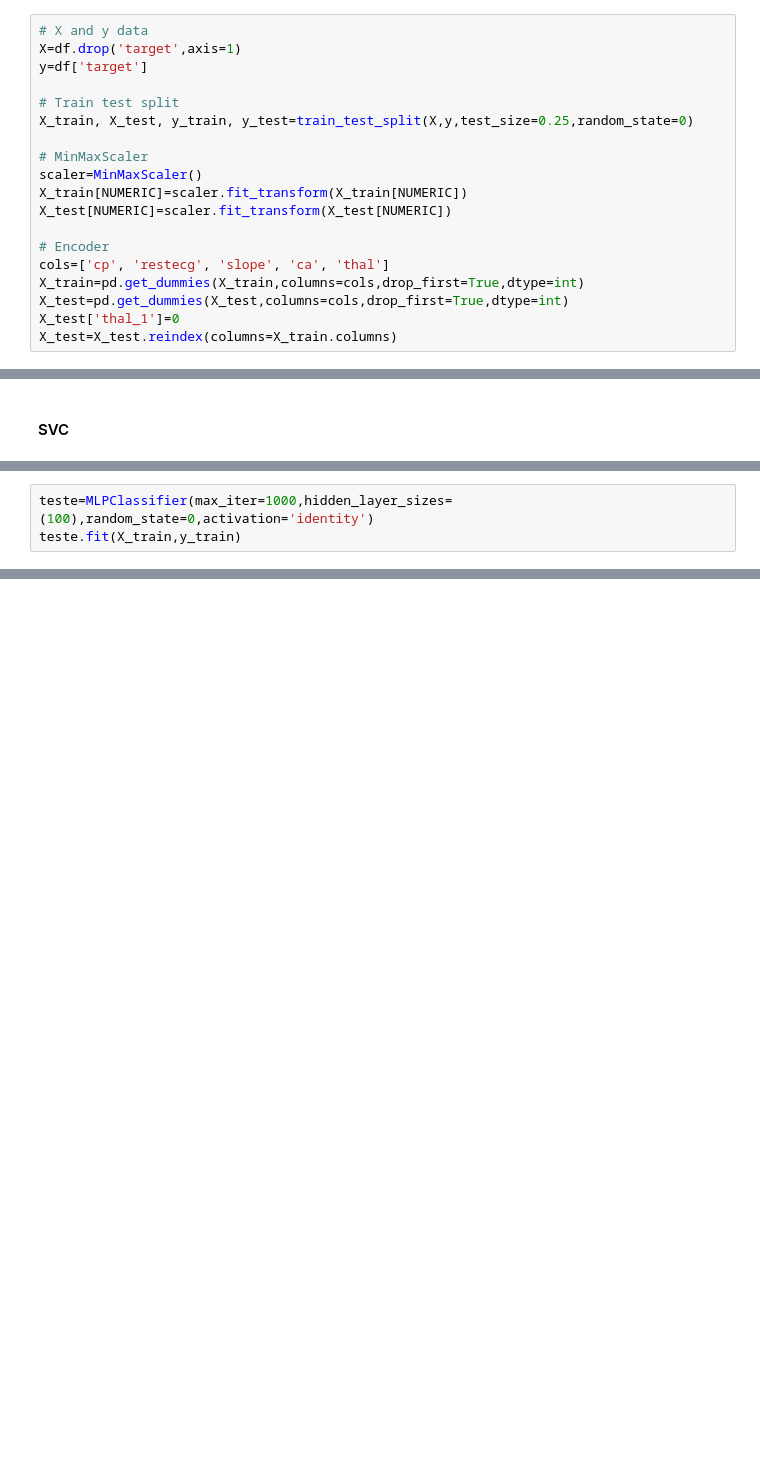
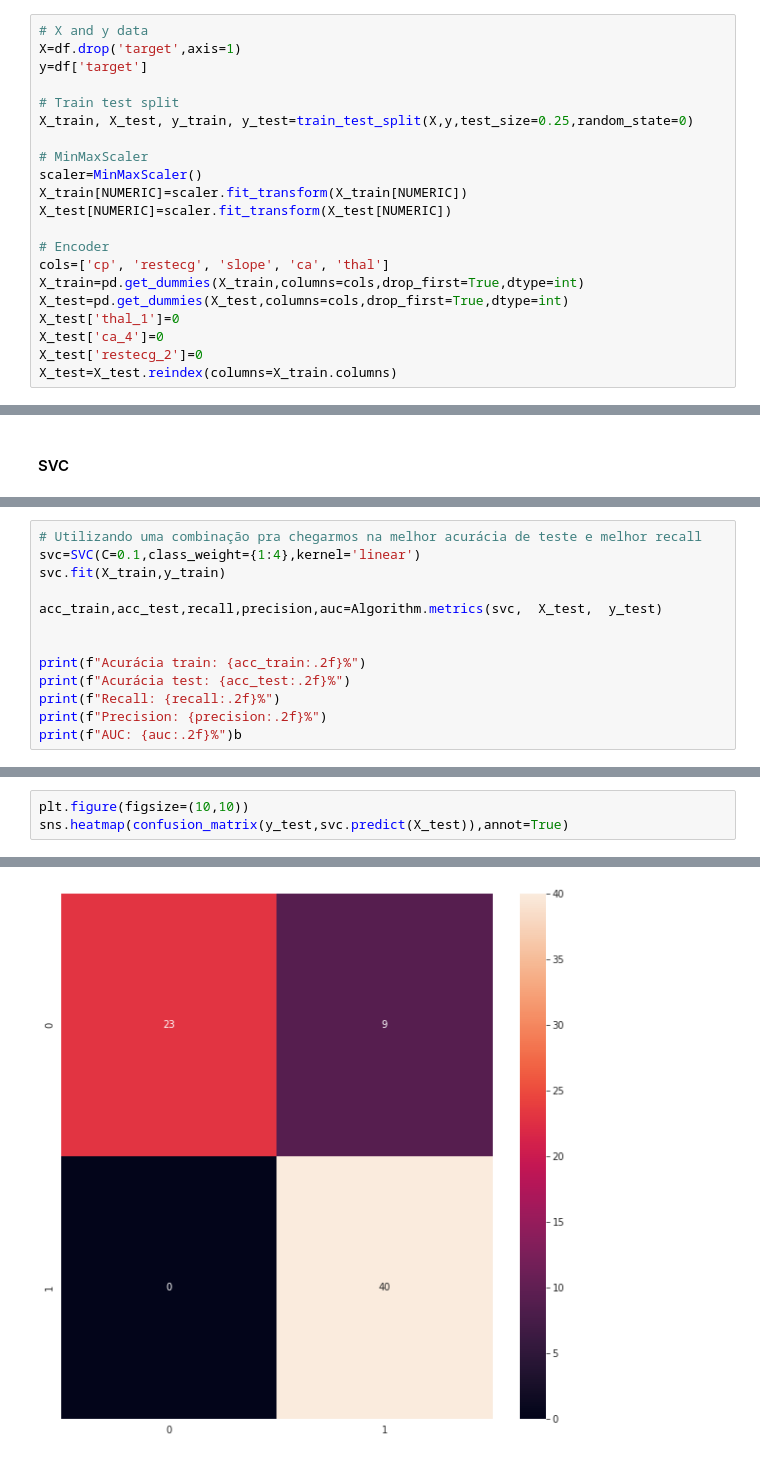
Before and after one commit to wrjpd/heart-disease, a Jupyter notebook: heart-disease.ipynb, the cells around one changed output, grey strips where cells are left out. Cells and saved outputs as stored; diff of their text form; blank space fills up the shorter version.

```diff
--- a/heart-disease.ipynb
+++ b/heart-disease.ipynb
@@ -324,4 +324,6 @@ cols=['cp', 'restecg', 'slope', 'ca', 'thal']
 X_train=pd.get_dummies(X_train,columns=cols,drop_first=True,dtype=int)
 X_test=pd.get_dummies(X_test,columns=cols,drop_first=True,dtype=int)
 X_test['thal_1']=0
+X_test['ca_4']=0
+X_test['restecg_2']=0
 X_test=X_test.reindex(columns=X_train.columns)
@@ -512,3 +495,0 @@ GRID BESTS PARAMS:
-# %%
-teste=MLPClassifier(max_iter=1000,hidden_layer_sizes=(100),random_state=0,activation='identity')
-teste.fit(X_train,y_train)
@@ -529,0 +496,13 @@ recall_score(teste.predict(X_test),y_test)
+# %%
+# Utilizando uma combinação pra chegarmos na melhor acurácia de teste e melhor recall
+svc=SVC(C=0.1,class_weight={1:4},kernel='linear')
+svc.fit(X_train,y_train)
+
+acc_train,acc_test,recall,precision,auc=Algorithm.metrics(svc,  X_test,  y_test)
+
+
+print(f"Acurácia train: {acc_train:.2f}%")
+print(f"Acurácia test: {acc_test:.2f}%")
+print(f"Recall: {recall:.2f}%")
+print(f"Precision: {precision:.2f}%")
+print(f"AUC: {auc:.2f}%")b
@@ -529,0 +515,4 @@ recall_score(teste.predict(X_test),y_test)
+# %%
+plt.figure(figsize=(10,10))
+sns.heatmap(confusion_matrix(y_test,svc.predict(X_test)),annot=True)
+# %% [output]
@@ -529,0 +520 @@ recall_score(teste.predict(X_test),y_test)
+[figure, added]
```
Also changed, not shown: parts of 25 cells of this notebook.
